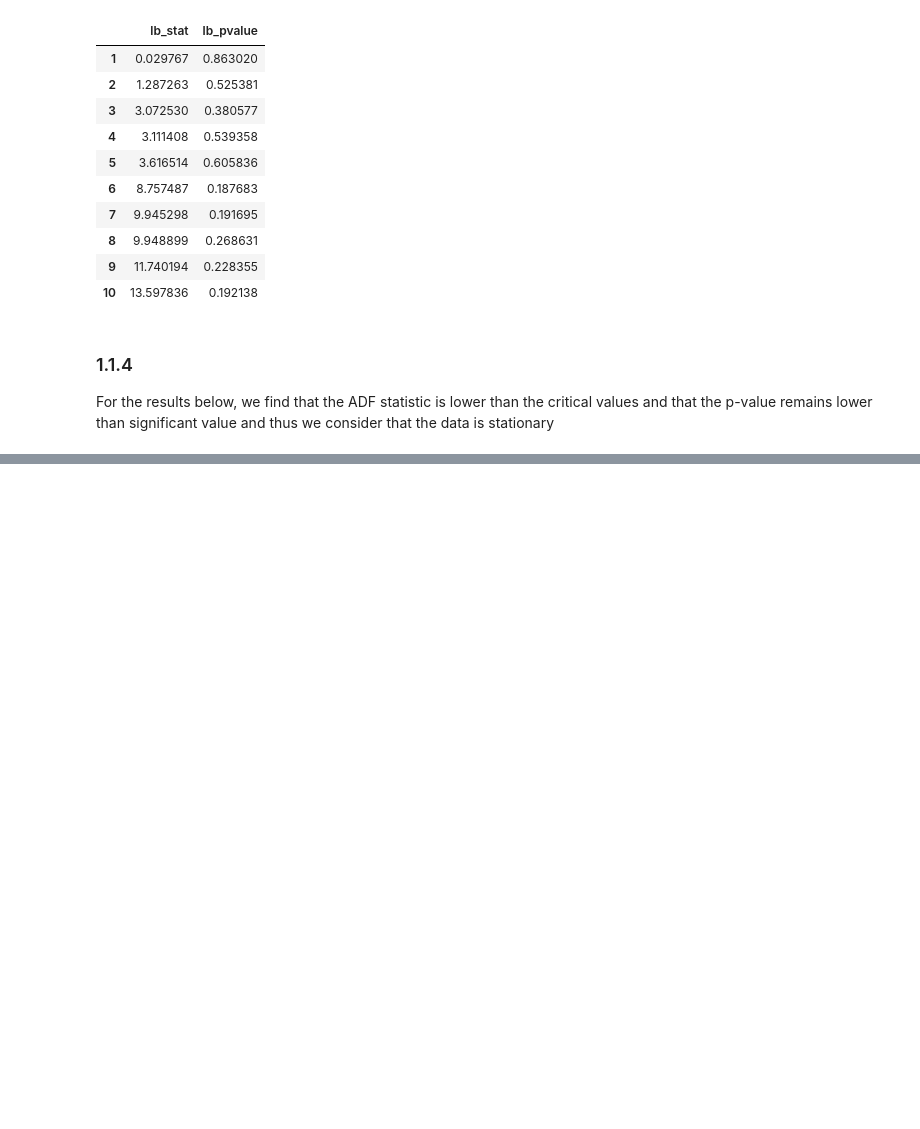
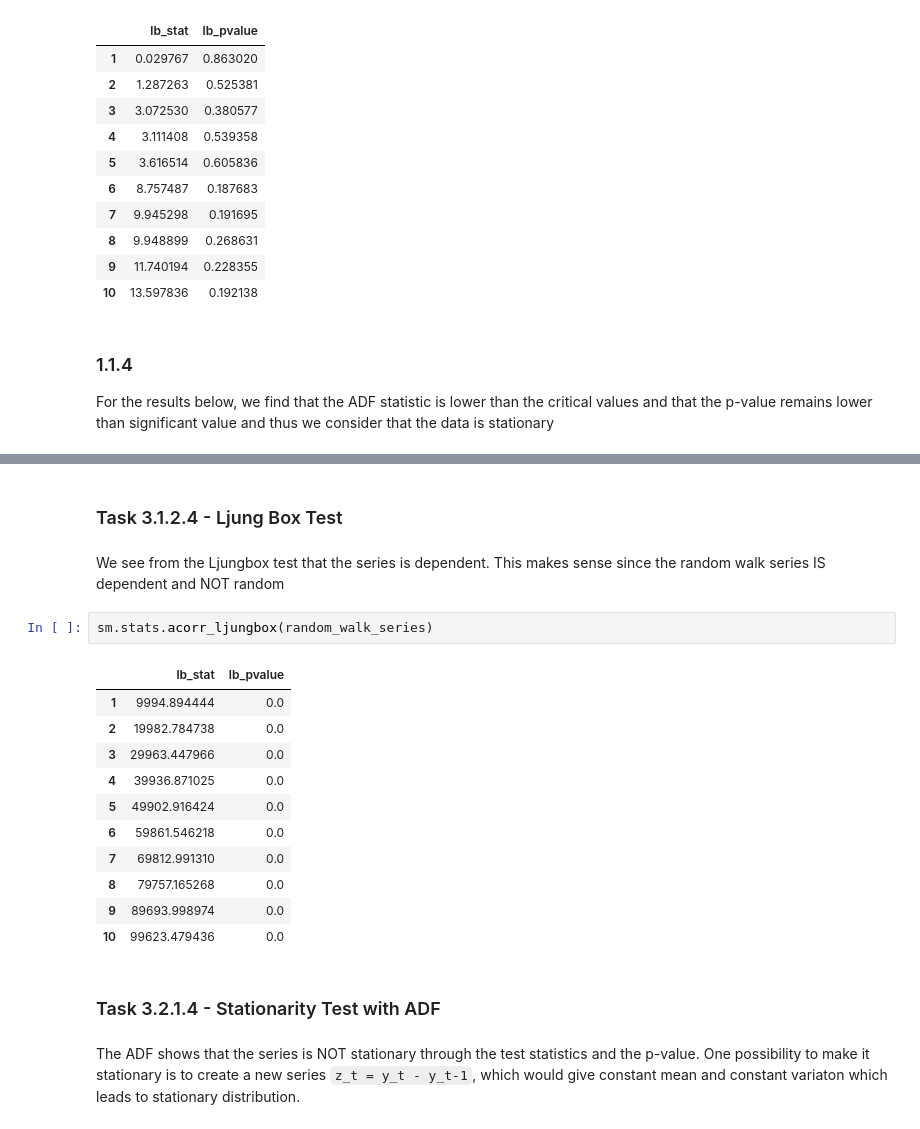
Before and after one commit to JoshSadiq/IL2233, a Jupyter notebook: 1-lab/1-lab.ipynb, the cells around one changed output, grey strips where cells are left out. Saved outputs shown, nothing was run; the diff lists cells and outputs as text; blank space fills up the shorter version.

```diff
--- a/1-lab/1-lab.ipynb
+++ b/1-lab/1-lab.ipynb
@@ -101,0 +129,22 @@ Critial Values:
+# %% [markdown]
+### Task 3.1.2.4 - Ljung Box Test
+# %% [markdown]
+We see from the Ljungbox test that the series is dependent. This makes sense since the random walk series IS dependent and NOT random
+# %%
+sm.stats.acorr_ljungbox(random_walk_series)
+# %% [output]
+|  | lb_stat | lb_pvalue |
+| 1 | 9994.894444 | 0.0 |
+| 2 | 19982.784738 | 0.0 |
+| 3 | 29963.447966 | 0.0 |
+| 4 | 39936.871025 | 0.0 |
+| 5 | 49902.916424 | 0.0 |
+| 6 | 59861.546218 | 0.0 |
+| 7 | 69812.991310 | 0.0 |
+| 8 | 79757.165268 | 0.0 |
+| 9 | 89693.998974 | 0.0 |
+| 10 | 99623.479436 | 0.0 |
+# %% [markdown]
+### Task 3.2.1.4 - Stationarity Test with ADF
+# %% [markdown]
+ The ADF shows that the series is NOT stationary through the test statistics and the p-value. One possibility to make it stationary is to create a new series `z_t = y_t - y_t-1`, which would give constant mean and constant variaton which leads to stationary distribution.
```
Also changed, not shown: parts of 27 cells of this notebook.
